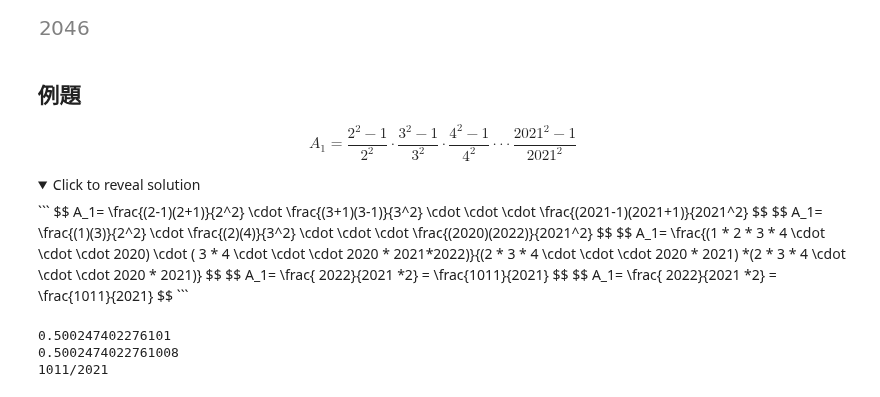
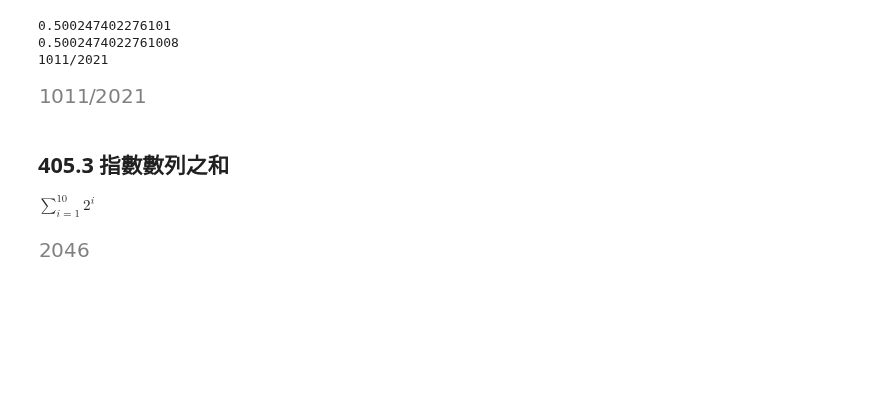
Before and after one commit to eddylin2015/mathsym, a Jupyter notebook: PF405數列積.ipynb, the cells around one changed output. Drawn from its saved outputs; the diff is of its cells as text; code cells hidden in the pictures; folded sections open; blank space fills up the shorter version.

````diff
--- a/PF405數列積.ipynb
+++ b/PF405數列積.ipynb
@@ -15,3 +34,31 @@ True
+# %%
+# 計算
+print(1011/2021)
+
+# 程式一
+A1=1
+for i in range(2,2022):
+    A1 *= (i**2-1)/ (i**2)
+print(A1)
+
+# 程式二
+A2=1
+for i in range(2,2022):
+    A2 *= sp.S(i**2-1) / sp.S(i**2)
+print(A2)
+# %% [output]
+0.500247402276101
+0.5002474022761008
+1011/2021
+# %%
+expre=(k**2-1)/(k**2)
+sp.product(expre, (k, 2, 2021) )
+# %% [output]
+[figure, added]
+# %% [markdown]
+## 405.3 指數數列之和
+
+$\sum_{i=1}^{10} 2^i$
 # %%
 import sympy as sp
 sp.init_printing("mathjax")                       #
@@ -24,38 +69,3 @@ i=sp.Symbol('i')
 sp.summation(2 ** i  , (i, 1, 10))
 # %% [output]
 [figure]
-# %% [markdown]
-## 例題
-
-$$ A_1= \frac{2^2-1}{2^2} \cdot \frac{3^2-1}{3^2}  \cdot \frac{4^2-1}{4^2} \cdot \cdot \cdot \frac{2021^2-1}{2021^2}  $$
-
-
-<details>
-    <summary>Click to reveal solution</summary>
-```
-$$ A_1= \frac{(2-1)(2+1)}{2^2} \cdot \frac{(3+1)(3-1)}{3^2}  \cdot \cdot \cdot \frac{(2021-1)(2021+1)}{2021^2}  $$
-$$ A_1= \frac{(1)(3)}{2^2} \cdot \frac{(2)(4)}{3^2}  \cdot \cdot \cdot \frac{(2020)(2022)}{2021^2}  $$
-$$ A_1= \frac{(1 * 2 * 3 * 4 \cdot \cdot \cdot 2020) \cdot ( 3 * 4 \cdot \cdot \cdot 2020 * 2021*2022)}{(2 * 3 * 4 \cdot \cdot \cdot 2020 * 2021) *(2 * 3 * 4 \cdot \cdot \cdot 2020 * 2021)}  $$
-$$ A_1= \frac{ 2022}{2021 *2} = \frac{1011}{2021} $$
-$$ A_1= \frac{ 2022}{2021 *2} = \frac{1011}{2021} $$
-```
-</details>
-# %%
-# 手計算
-print(1011/2021)
-
-# 程式一
-A1=1
-for i in range(2,2022):
-    A1 *= (i**2-1)/ (i**2)
-print(A1)
-
-# 程式二
-A2=1
-for i in range(2,2022):
-    A2 *= sp.S(i**2-1) / sp.S(i**2)
-print(A2)
-# %% [output]
-0.500247402276101
-0.5002474022761008
-1011/2021
````
Also changed, not shown: parts of 7 cells of this notebook, 4 other files.
